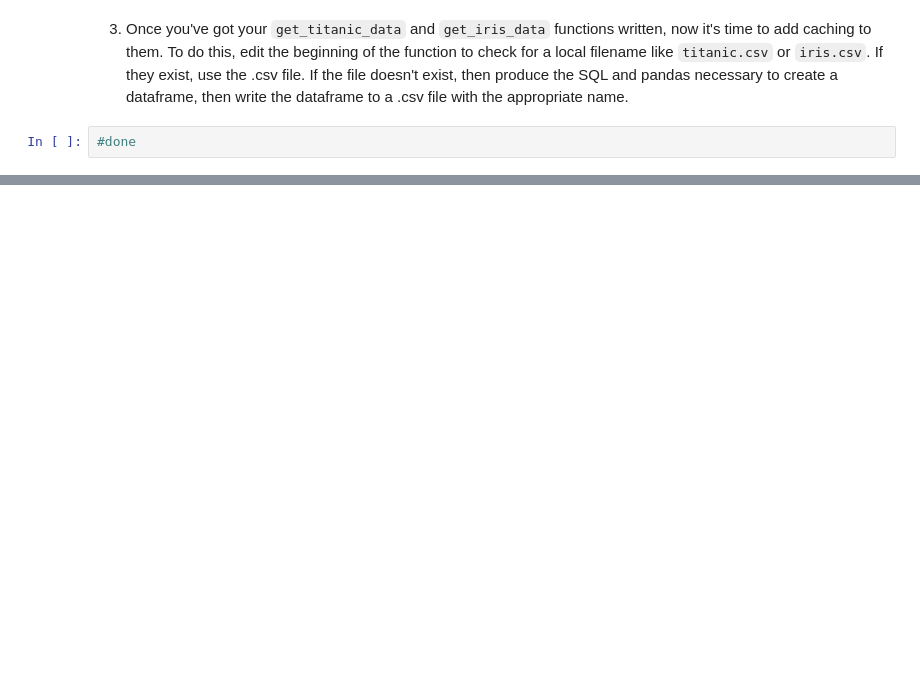
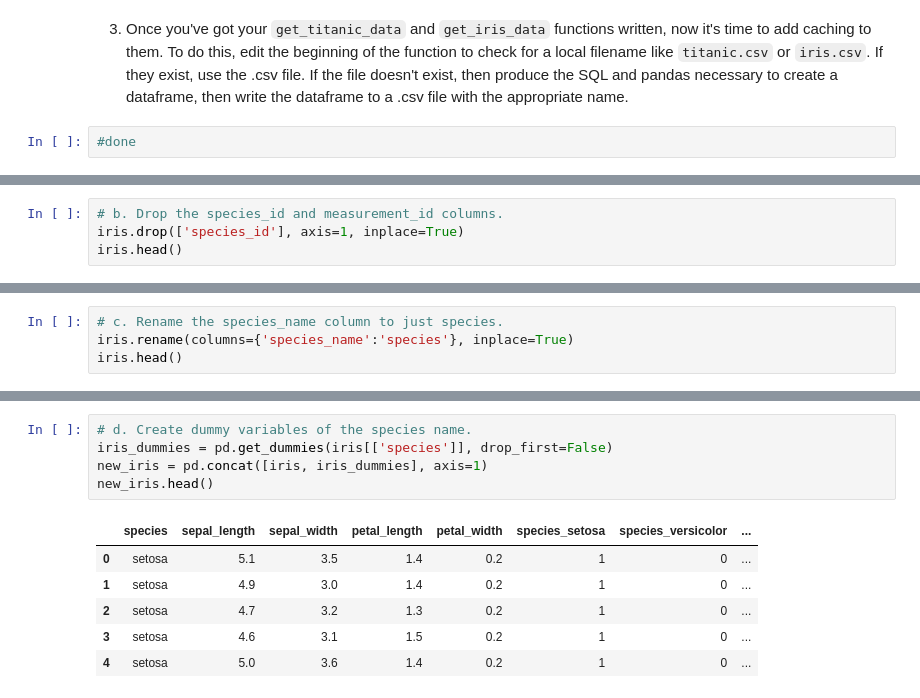
Before and after one commit to Brandon-Martinez27/classification-exercises, a Jupyter notebook: classification_exercises.ipynb, the cells around one changed output, grey strips where cells are left out. Cells and saved outputs as stored; diff of their text form; blank space fills up the shorter version.

```diff
--- a/classification_exercises.ipynb
+++ b/classification_exercises.ipynb
@@ -245,0 +256,4 @@ iris.head()
+# %%
+# b. Drop the species_id and measurement_id columns.
+iris.drop(['species_id'], axis=1, inplace=True)
+iris.head()
@@ -245,0 +267,4 @@ iris.head()
+# %%
+# c. Rename the species_name column to just species.
+iris.rename(columns={'species_name':'species'}, inplace=True)
+iris.head()
@@ -245,0 +278,12 @@ iris.head()
+# %%
+# d. Create dummy variables of the species name.
+iris_dummies = pd.get_dummies(iris[['species']], drop_first=False)
+new_iris = pd.concat([iris, iris_dummies], axis=1)
+new_iris.head()
+# %% [output]
+|  | species | sepal_length | sepal_width | petal_length | petal_width | species_setosa | species_versicolor | ... |
+| 0 | setosa | 5.1 | 3.5 | 1.4 | 0.2 | 1 | 0 | ... |
+| 1 | setosa | 4.9 | 3.0 | 1.4 | 0.2 | 1 | 0 | ... |
+| 2 | setosa | 4.7 | 3.2 | 1.3 | 0.2 | 1 | 0 | ... |
+| 3 | setosa | 4.6 | 3.1 | 1.5 | 0.2 | 1 | 0 | ... |
+| 4 | setosa | 5.0 | 3.6 | 1.4 | 0.2 | 1 | 0 | ... |
```
Also changed, not shown: parts of 24 cells of this notebook, 1 other file.
